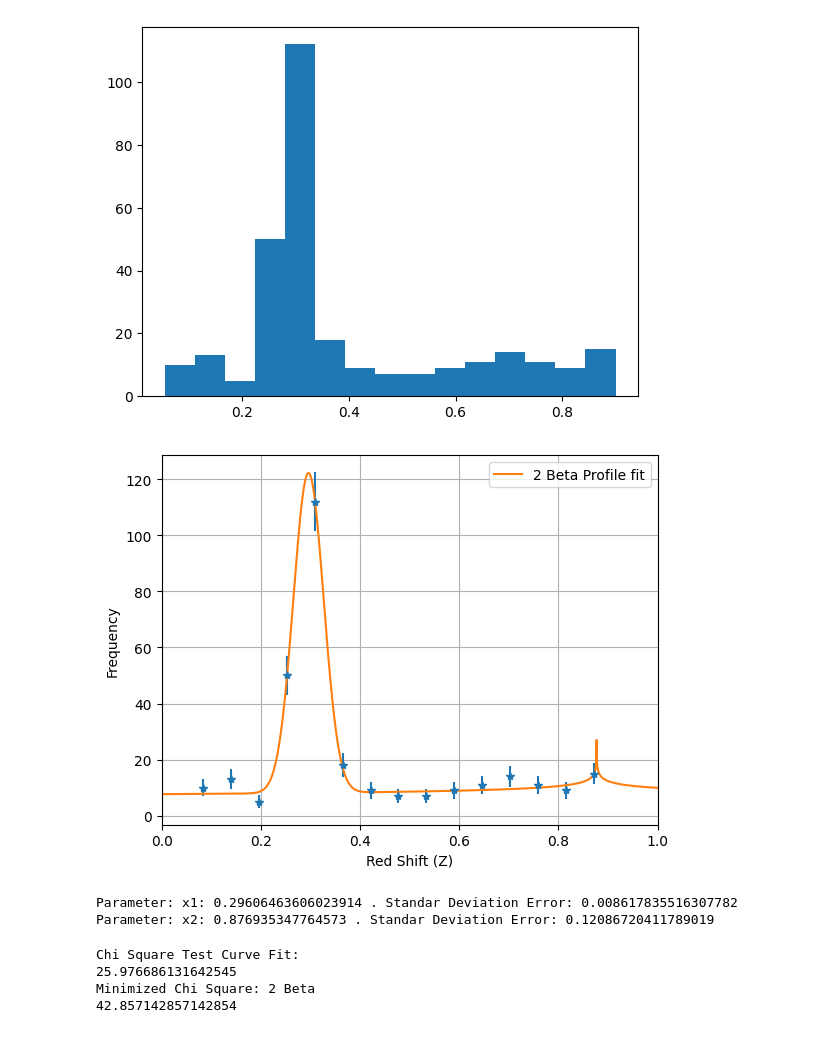
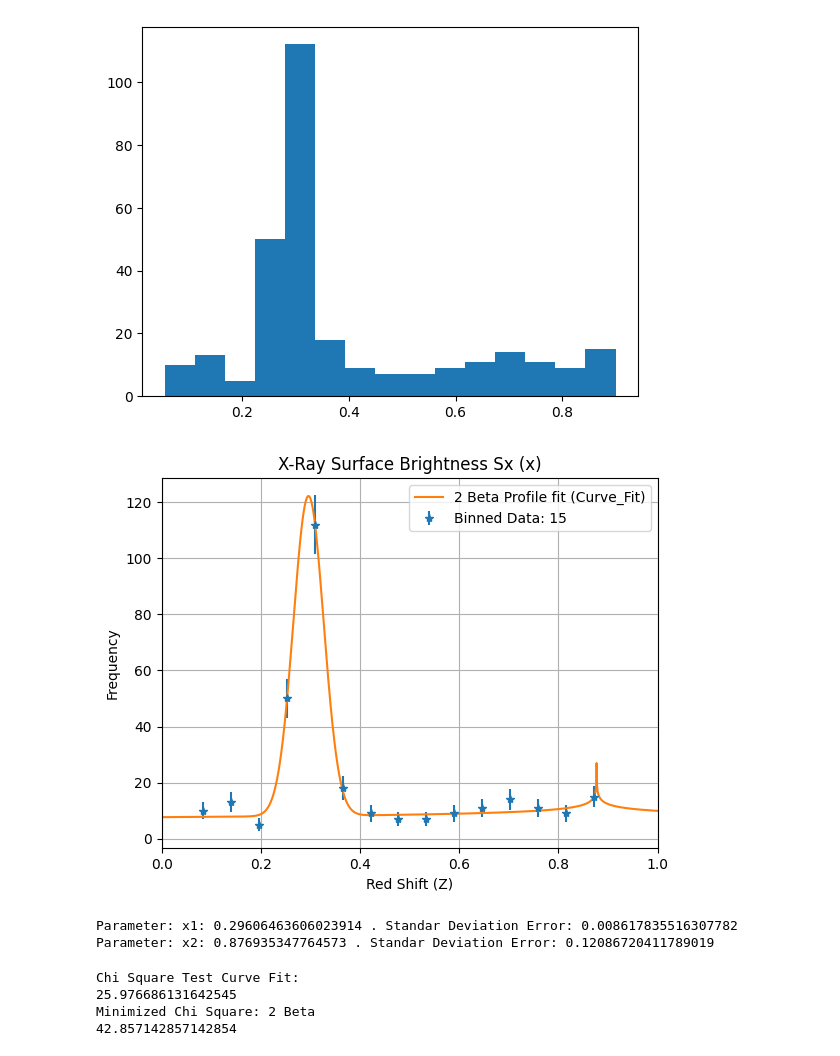
Before and after one commit to jdgv1709/Statistical-Analysis-of-the-Bullet-Cluster-Statistics-1-Course, a Jupyter notebook: Final Exam.ipynb, the cells around one changed output. Cells and saved outputs as stored; diff of their text form; code cells hidden in the pictures.

```diff
--- a/Final Exam.ipynb
+++ b/Final Exam.ipynb
@@ -44,3 +44,13 @@ M_per_kappa = 3e14# Msun per unit integrated kappa
 ### Part 0: Data
 # %%
 data=pd.read_csv("BulletClusterData.csv") #"z"
+def redshift_to_arcmin(data, H0=70.0, c=299792.458, arcmin_to_Mpc=arcmin_to_Mpc):
+    # Approximate distance from Hubble's law
+    redshift=data["z"]
+    distance_mpc = (c * redshift) / H0
+    # Convert Mpc to arcminutes
+    arcmin = distance_mpc / arcmin_to_Mpc
+    data["Mpc"]= distance_mpc
+    data["ArcMin"]= arcmin
+    return data
+data=redshift_to_arcmin(data)
@@ -332,24 +372,25 @@ del bins_center, n
 # %%
 #Fit model 2beta to SXobs using curve fit
 # Initial guess: S1 ≈ 80, x1 ≈ −2, r1 ≈ 1.5, β1 ≈ 0.8, S2 ≈ 35, x2 ≈ 2, r2 ≈ 1.0, β2 ≈ 0.7.
 #initial_guess=[80,-2,1.5,0.8,35,2,1,0.7]
 initial_guess_SX=[110,0.31,0.5,80,15,0.69,1,70]
 x= np.linspace(0,1,1000)
 popt_SX, pcov_SX = curve_fit(model_2beta,x_bins,SX_obs,sigma=sigma_SX,p0=initial_guess_SX,maxfev=100000)
 #plt.hist(data["z"],bins=number_bins, label="Data")
-plt.errorbar(x_bins,SX_obs,yerr=sigma_SX,fmt="*")
+plt.errorbar(x_bins,SX_obs,yerr=sigma_SX,fmt="*", label="Binned Data: "+str(len(x_bins)))
 plt.ylabel("Frequency")
 plt.xlabel("Red Shift (Z)")
 plt.xlim((0,1))
 plt.grid("True")
-plt.plot(x,model_2beta(x, *popt_SX),label="2 Beta Profile fit")
+plt.title("X-Ray Surface Brightness Sx (x)")
+plt.plot(x,model_2beta(x, *popt_SX),label="2 Beta Profile fit (Curve_Fit)")
 plt.legend()
 plt.show()
 perr_SX = np.sqrt(np.diag(pcov_SX))
 print("Parameter: x1: "+str(popt_SX[1])+" . Standar Deviation Error: "+str(perr_SX[1]))
 print("Parameter: x2: "+str(popt_SX[5])+" . Standar Deviation Error: "+str(perr_SX[5]))
 # %% [output]
-[figure, old version]
+[figure, new version]
 Parameter: x1: 0.29606463606023914 . Standar Deviation Error: 0.008617835516307782
 Parameter: x2: 0.876935347764573 . Standar Deviation Error: 0.12086720411789019
 # %%
```
Also changed, not shown: parts of 14 cells of this notebook, 1 other file.
